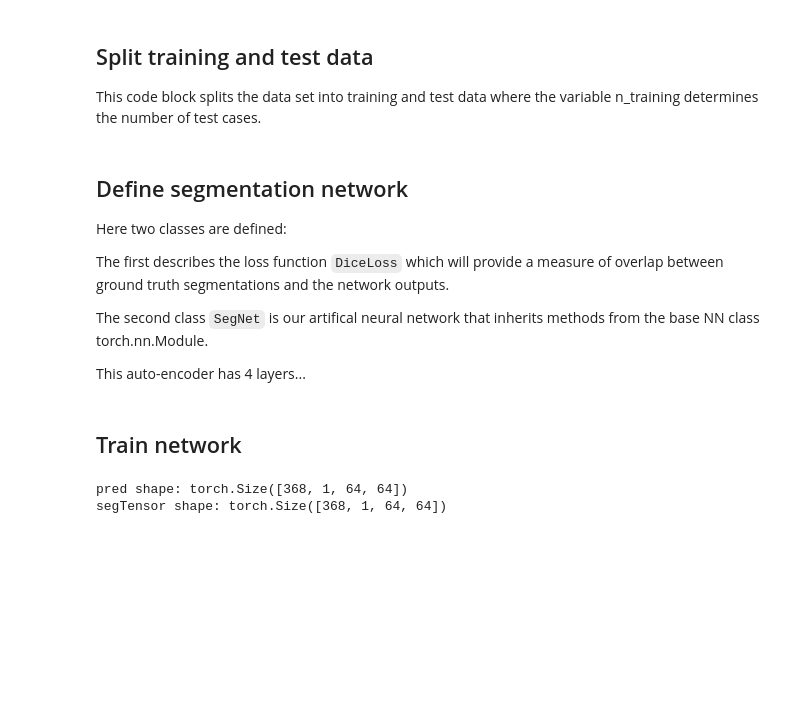
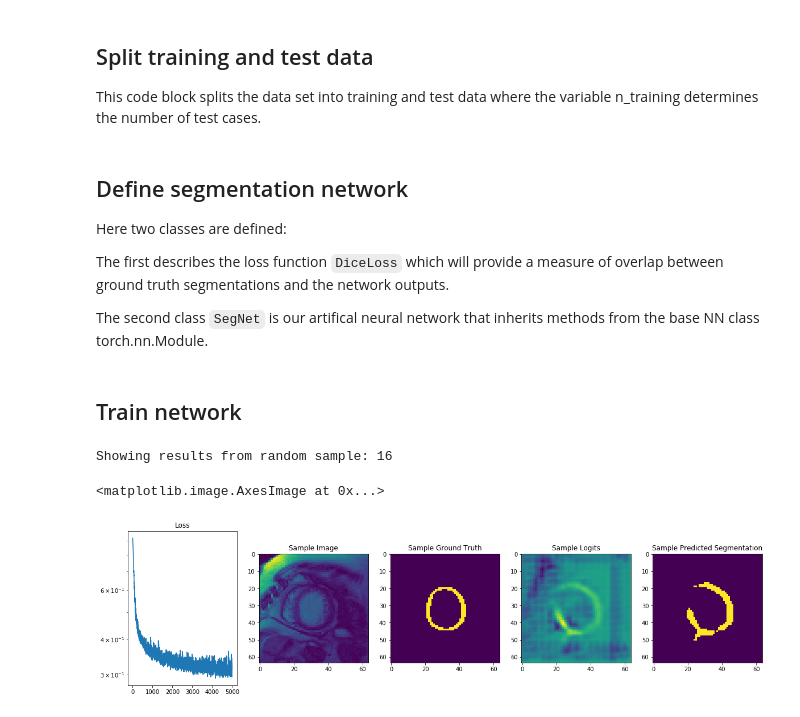
Before and after one commit to laurencejackson/NeuralNets_MRAI, a Jupyter notebook: LV_segmentation/LV_segmentation.ipynb, the cells around one changed output. Saved outputs shown, nothing was run; the diff lists cells and outputs as text; code cells hidden in the pictures; blank space fills up the shorter version.

````diff
--- a/LV_segmentation/LV_segmentation.ipynb
+++ b/LV_segmentation/LV_segmentation.ipynb
@@ -66,8 +66,6 @@ Here two classes are defined:
 The first describes the loss function ```DiceLoss``` which will provide a measure of overlap between ground truth segmentations and the network outputs.
 
 The second class ```SegNet``` is our artifical neural network that inherits methods from the base NN class torch.nn.Module.
-
-This auto-encoder has 4 layers...
 # %%
 class DiceLoss(nn.modules.loss._Loss):
     '''This defines the binary dice loss function used to assess segmentation overlap.'''
@@ -147,7 +128,7 @@ trainTensor = trainTensor.to(device)
 segTensor = segTensor.to(device)
 
 # define optimizer and loss function
-opt=torch.optim.Adam(net.parameters(),0.008)
+opt=torch.optim.Adam(net.parameters(),0.005)
 loss=DiceLoss()
 
 trainSteps = 5000
@@ -158,32 +139,33 @@ for t in range(1,trainSteps+1):
     opt.zero_grad()
     pred = net(trainTensor)
     if t == 1:
       print('pred shape: ' + str(pred.size()))
       print('segTensor shape: ' + str(segTensor.size()))
     lossval = loss(pred,segTensor)
     lossval.backward()
     opt.step()
 
     losses.append(lossval.item())
     if t%(trainSteps//20) == 0:
         print(t,lossval.item())
 
 # result
 sample = np.random.randint(0, pred.shape[0]-1 )  # choose random sample to visualise segmentation the network predicted for it
 print('Showing results from random sample: %d' % sample)
 pred.shape
 predSample=pred[sample,0].cpu().data.numpy()
 fig,ax=plt.subplots(1,5,figsize=(20,5))
 ax[0].set_title('Loss')
 ax[0].semilogy(losses)
 ax[1].set_title('Sample Image')
 ax[1].imshow(trainImages[10])
 ax[2].set_title('Sample Ground Truth')
 ax[2].imshow(trainSegs[10])
 ax[3].set_title('Sample Logits')
 ax[3].imshow(predSample)
 ax[4].set_title('Sample Predicted Segmentation')
 ax[4].imshow(predSample>0.5)
 # %% [output]
-pred shape: torch.Size([368, 1, 64, 64])
-segTensor shape: torch.Size([368, 1, 64, 64])
+Showing results from random sample: 16
+<matplotlib.image.AxesImage at 0x...>
+[figure, added]
````
Also changed, not shown: parts of 1 cell of this notebook, 1 other file.
